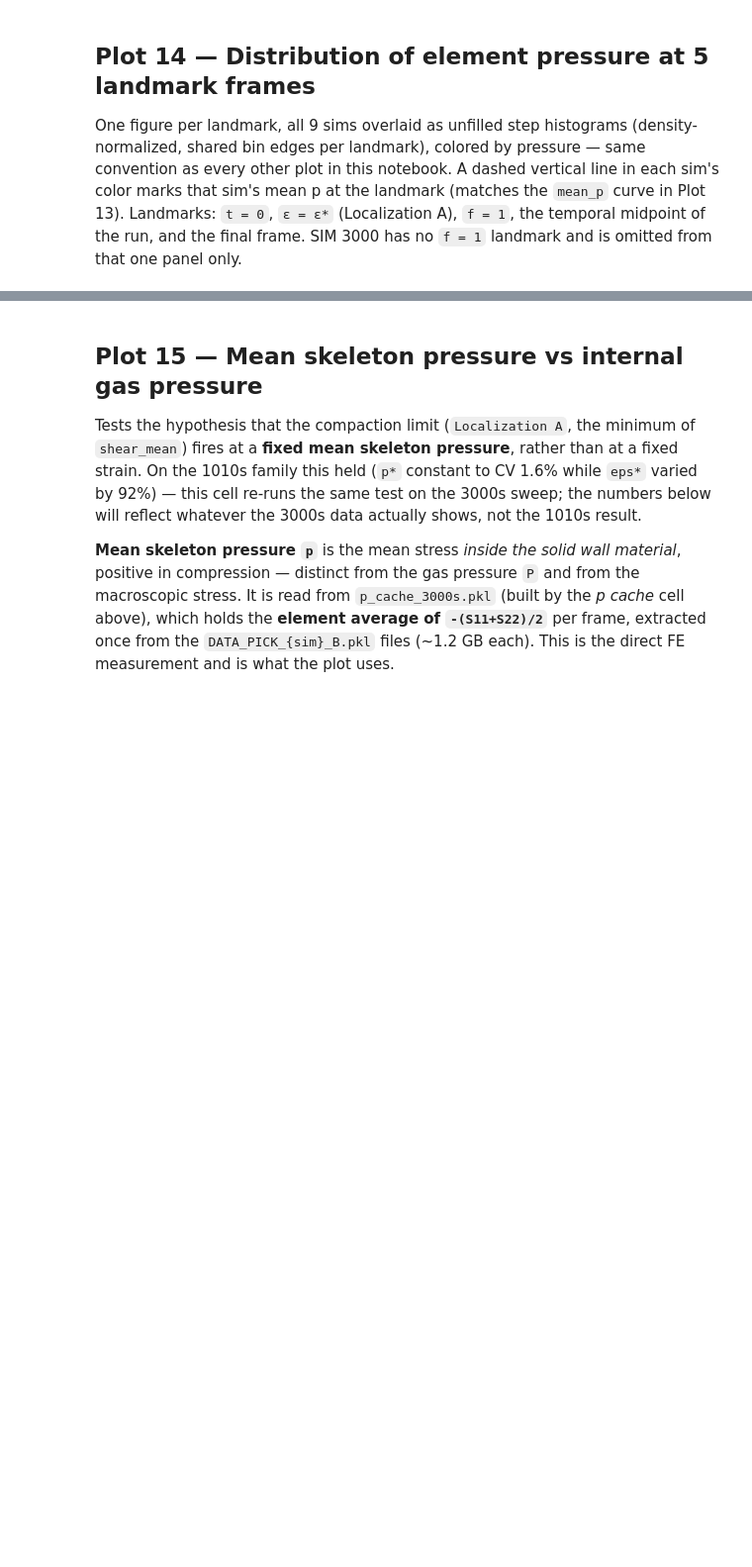
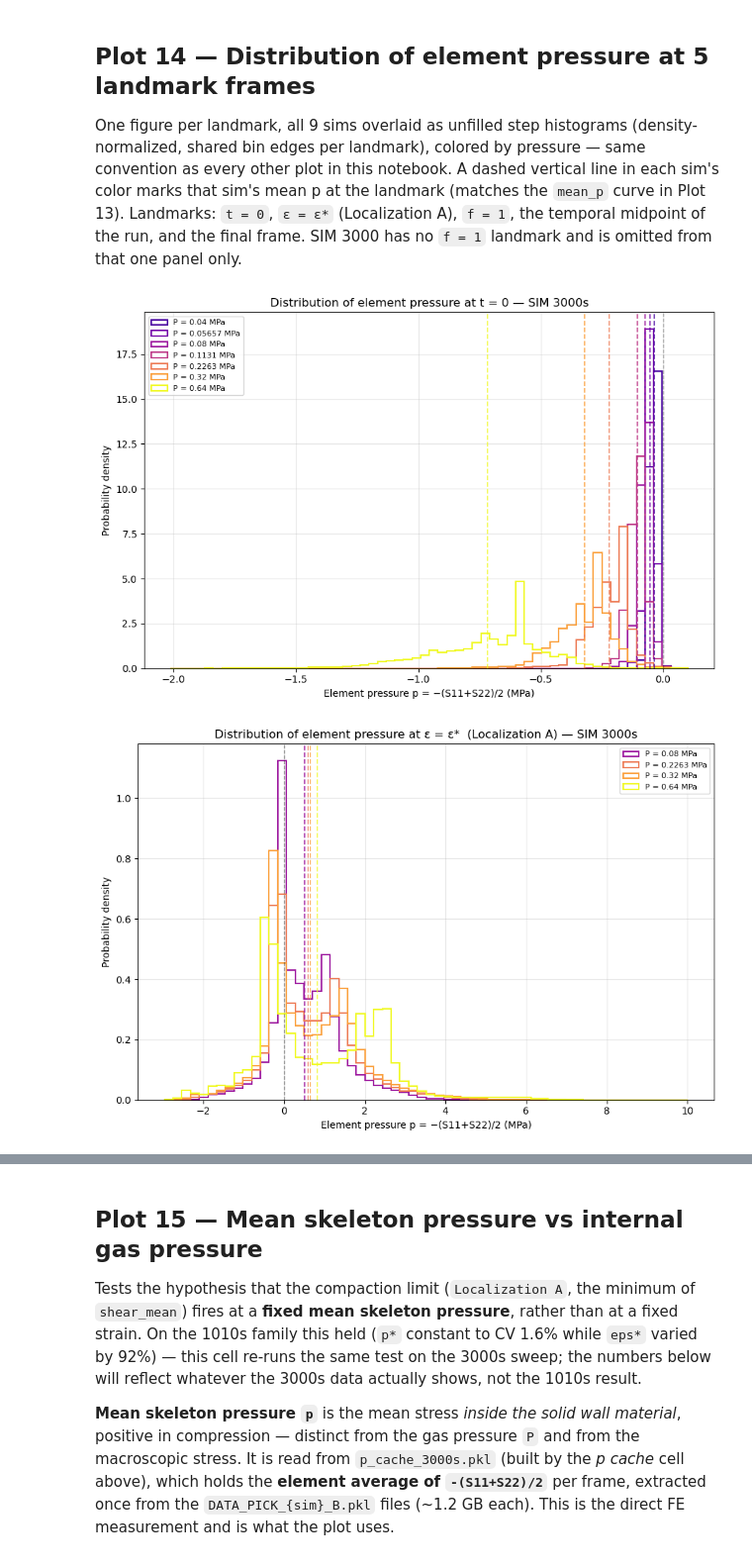
Before and after one commit to francoruffini17/FOAM_V03, a Jupyter notebook: Z001_Results_Analizer/SIM_3000s_shear_localization.ipynb, the cells around one changed output, grey strips where cells are left out. Shown at 99% size. Cells and saved outputs as stored; diff of their text form; code cells hidden in the pictures; blank space fills up the shorter version.

```diff
--- a/Z001_Results_Analizer/SIM_3000s_shear_localization.ipynb
+++ b/Z001_Results_Analizer/SIM_3000s_shear_localization.ipynb
@@ -984,33 +1064,42 @@ LANDMARK_LABELS = {
     'f1':      'f = 1',
     'mid':     'middle frame (t = t_mid)',
     'final':   'final frame',
 }
 
 cmap = plt.get_cmap('plasma', len(SIMS))
 
 for name, label in LANDMARK_LABELS.items():
-    vals_by_sim = {sim: P_CACHE[sim]['snapshots'].get(name)
-                   for sim in SIMS if sim in P_CACHE and P_CACHE[sim]['snapshots'].get(name) is not None}
+    vals_by_sim = {}
+    for sim in SIMS:
+        if sim not in P_CACHE:
+            continue
+        snapshots = P_CACHE[sim].get('snapshots', {})
+        values = snapshots.get(name)
+        if values is not None:
+            vals_by_sim[sim] = values
     if not vals_by_sim:
         continue
 
     all_vals = np.concatenate(list(vals_by_sim.values()))
     bins = np.linspace(all_vals.min(), all_vals.max(), 61)
 
     fig, ax = plt.subplots(figsize=(9, 6))
     for idx, sim in enumerate(SIMS):
         if sim not in vals_by_sim:
             continue
         ax.hist(vals_by_sim[sim], bins=bins, histtype='step', density=True, linewidth=1.5,
                 color=cmap(idx), label=f'P = {PRESSURES[sim]:.4g} MPa')
         ax.axvline(vals_by_sim[sim].mean(), color=cmap(idx), linestyle='--',
                    linewidth=1.3, alpha=0.8, zorder=4)
 
     ax.axvline(0.0, color='k', linestyle='--', linewidth=1, alpha=0.4)
     ax.set_xlabel('Element pressure p = −(S11+S22)/2 (MPa)')
     ax.set_ylabel('Probability density')
-    ax.set_title(f'Distribution of element pressure at {label} — SIM 3000s')
+    ax.set_title(f'Distribution of element pressure at {label} — {FAMILY_LABEL}')
     ax.legend(loc='best', fontsize=8)
     ax.grid(True, alpha=0.3)
     fig.tight_layout()
     plt.show()
+# %% [output]
+[figure, added]
+[figure, added]
```
Also changed, not shown: parts of 24 cells of this notebook, 6 other files.
